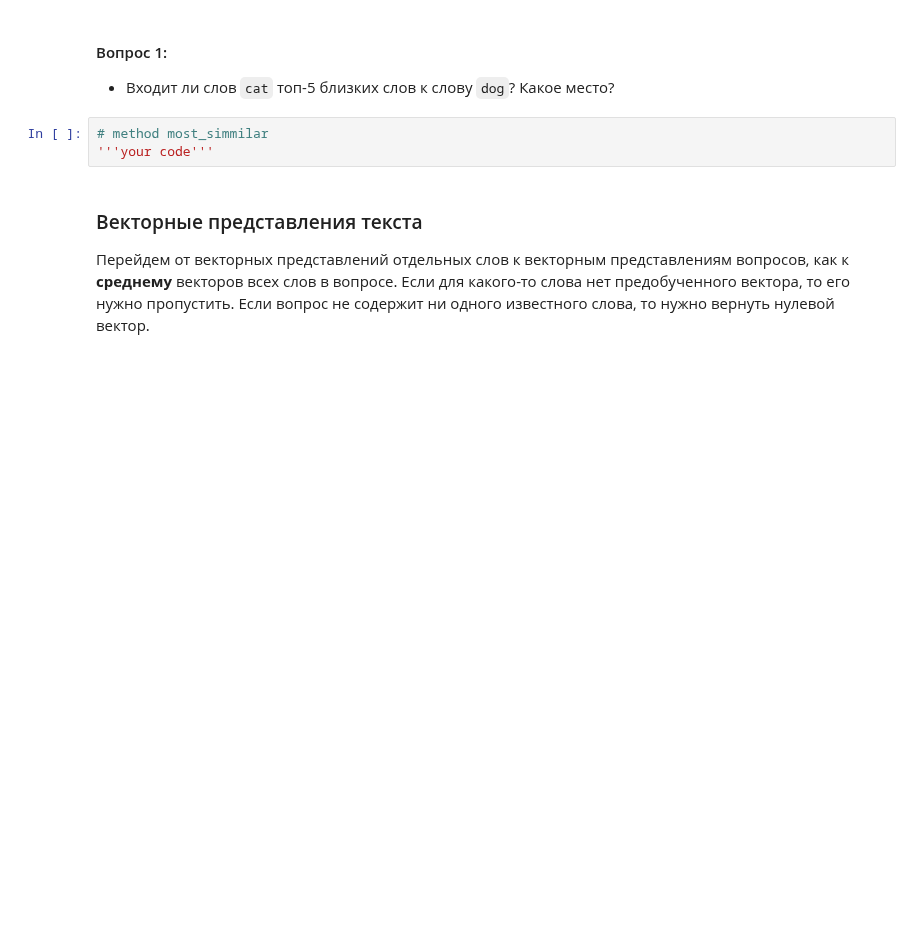
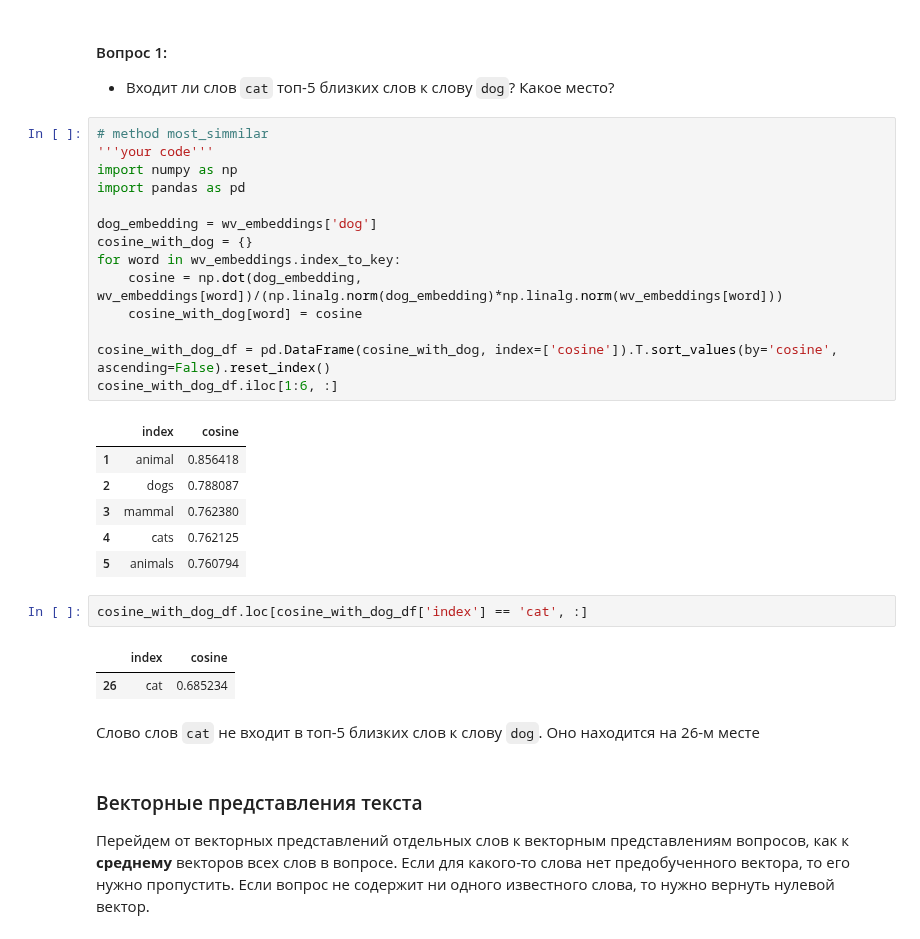
Before and after one commit to rufous86/studies, a Jupyter notebook: DLS_NLP/02_hw_embedding_based_word_ranking/solution_simple_embeddings.ipynb, the cells around one changed output. Cells and saved outputs as stored; diff of their text form; blank space fills up the shorter version.

```diff
--- a/DLS_NLP/02_hw_embedding_based_word_ranking/solution_simple_embeddings.ipynb
+++ b/DLS_NLP/02_hw_embedding_based_word_ranking/solution_simple_embeddings.ipynb
@@ -52,9 +67,34 @@ print(f"Num of words: {len(wv_embeddings.index2word)}")
 # %% [markdown]
 #### Вопрос 1:
 * Входит ли слов `cat` топ-5 близких слов к слову `dog`? Какое место?
-# %%
-# method most_simmilar
-'''your code'''
+# %%
+# method most_simmilar
+'''your code'''
+import numpy as np
+import pandas as pd
+
+dog_embedding = wv_embeddings['dog']
+cosine_with_dog = {}
+for word in wv_embeddings.index_to_key:
+    cosine = np.dot(dog_embedding, wv_embeddings[word])/(np.linalg.norm(dog_embedding)*np.linalg.norm(wv_embeddings[word]))
+    cosine_with_dog[word] = cosine
+
+cosine_with_dog_df = pd.DataFrame(cosine_with_dog, index=['cosine']).T.sort_values(by='cosine', ascending=False).reset_index()
+cosine_with_dog_df.iloc[1:6, :]
+# %% [output]
+|  | index | cosine |
+| 1 | animal | 0.856418 |
+| 2 | dogs | 0.788087 |
+| 3 | mammal | 0.762380 |
+| 4 | cats | 0.762125 |
+| 5 | animals | 0.760794 |
+# %%
+cosine_with_dog_df.loc[cosine_with_dog_df['index'] == 'cat', :]
+# %% [output]
+|  | index | cosine |
+| 26 | cat | 0.685234 |
+# %% [markdown]
+Слово слов `cat` не входит в топ-5 близких слов к слову `dog`. Оно находится на 26-м месте
 # %% [markdown]
 ### Векторные представления текста
 
```
Also changed, not shown: parts of 3 cells of this notebook.
